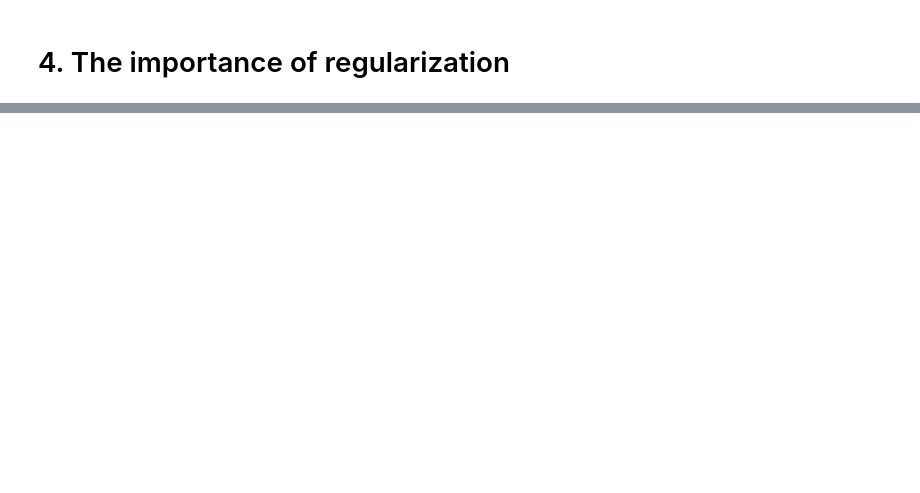
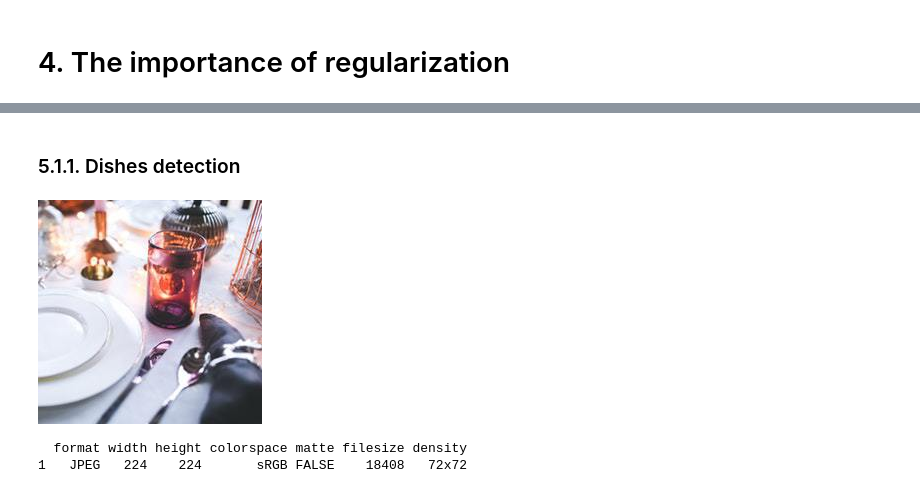
Before and after one commit to slds-lmu/rcourses_notebook_deeplearning, a Jupyter notebook: dl_showcase.ipynb, the cells around one changed output, grey strips where cells are left out. Drawn from its saved outputs; the diff is of its cells as text; code cells hidden in the pictures; blank space fills up the shorter version.

```diff
--- a/dl_showcase.ipynb
+++ b/dl_showcase.ipynb
@@ -650,0 +595,12 @@ ________________________________________________________________________________
+# %% [markdown]
+### 5.1.1. Dishes detection
+# %%
+# get the dishes image
+dishes = image_read(path = './data/dishes.jpg')
+dishes_data = as.integer(image_data(dishes))
+dishes_data = array(dishes_data, c(1, 224, 224, 3))
+dishes
+# %% [output]
+[figure, added]
+  format width height colorspace matte filesize density
+1   JPEG   224    224       sRGB FALSE    18408   72x72
```
Also changed, not shown: parts of 59 cells of this notebook.
